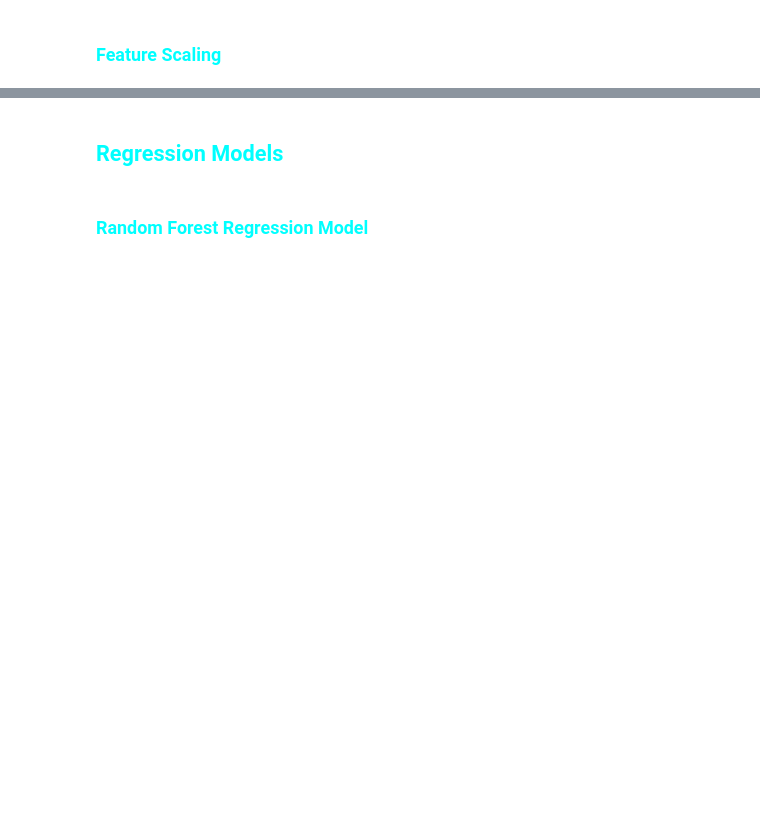
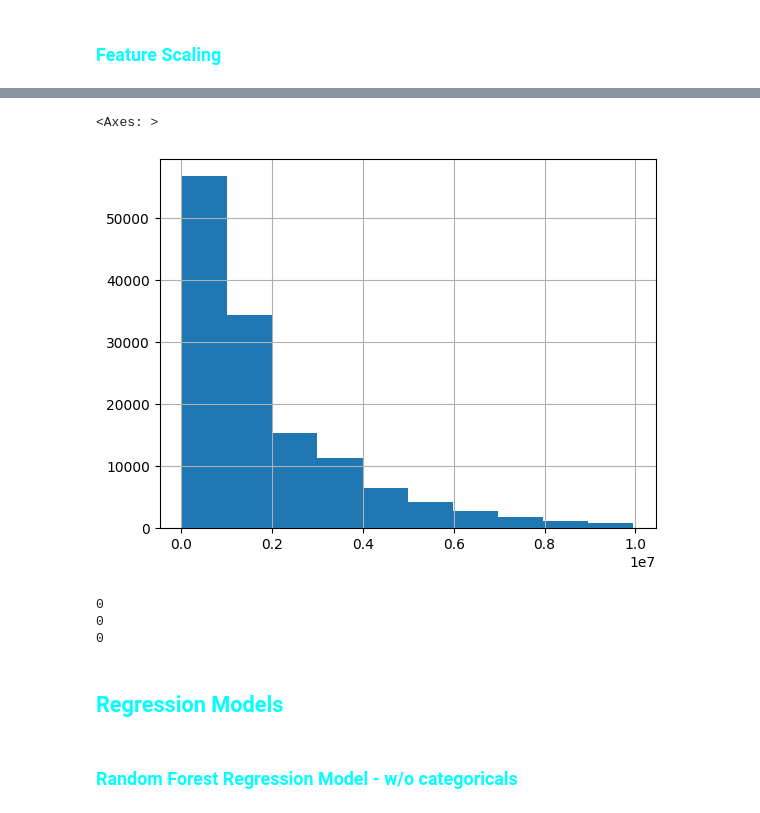
Before and after one commit to saeedhmt/ML-Clustering-Regression, a Jupyter notebook: model.ipynb, the cells around one changed output, grey strips where cells are left out. Saved outputs shown, nothing was run; the diff lists cells and outputs as text; code cells hidden in the pictures; blank space fills up the shorter version.

```diff
--- a/model.ipynb
+++ b/model.ipynb
@@ -106,2 +228,16 @@ X_test_numeric = min_max_scaler.transform(X_test.drop(categorical_columns, axis=
+# %%
+df.transportation_cost[df.transportation_cost<0.1e+08].hist()
+# %% [output]
+<Axes: >
+[figure, added]
+# %%
+criteria = 2e+08
+print((y_train>criteria).sum())
+print((y_val>criteria).sum())
+print((y_test>criteria).sum())
+# %% [output]
+0
+0
+0
 # %% [markdown]
 ## <h2 style="text-align: left; color:cyan"> Regression Models </h2>
@@ -108,5 +250,5 @@ X_test_numeric = min_max_scaler.transform(X_test.drop(categorical_columns, axis=
 # %% [markdown]
-### <h3 style="text-align: left; color:cyan"> Random Forest Regression Model </h3>
+### <h3 style="text-align: left; color:cyan"> Random Forest Regression Model - w/o categoricals </h3>
 # %%
 rf_reg = RandomForestRegressor(n_estimators=100, n_jobs=-1, random_state=42)
 rf_reg.fit(X_train_numeric, y_train)
```
Also changed, not shown: parts of 41 cells of this notebook, 2 other files.
